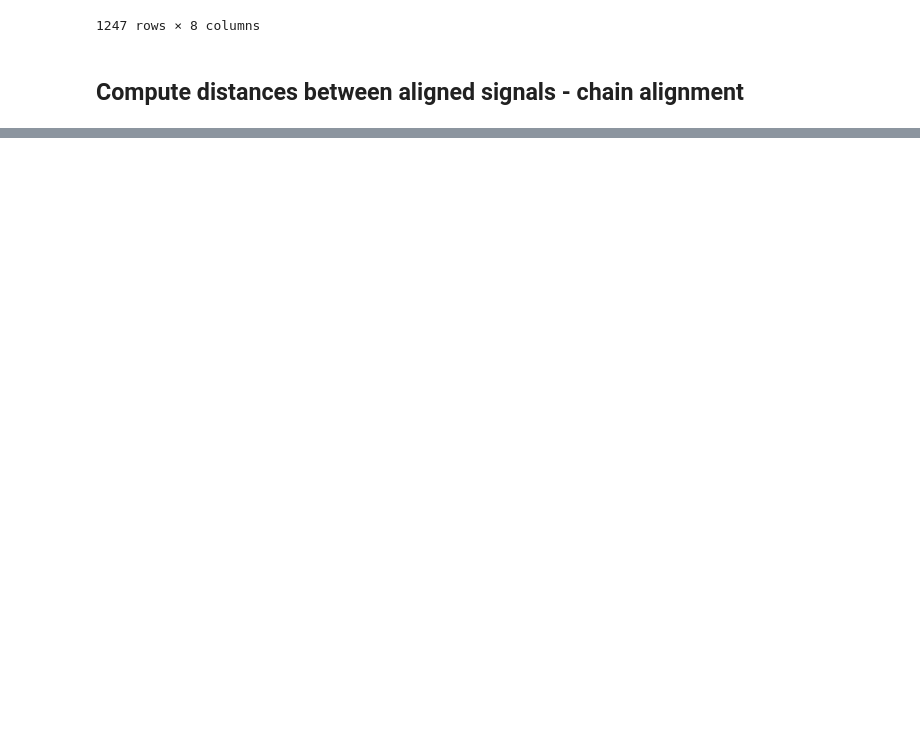
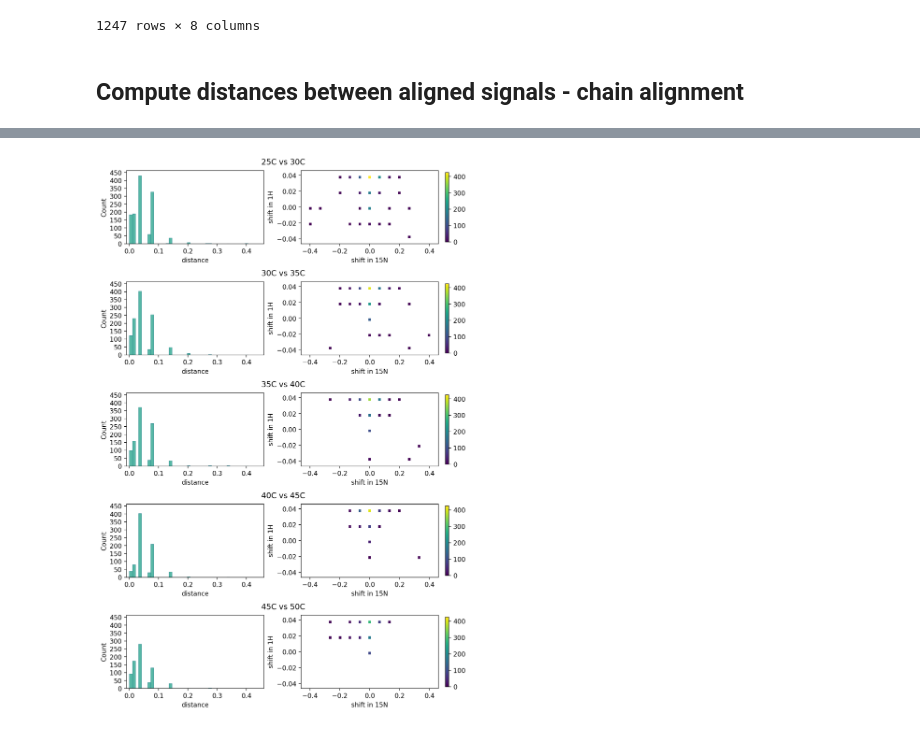
Before and after one commit to michalsta/wnetalign, a Jupyter notebook: tutorials/nmr/NMR_2D_original.ipynb, the cells around one changed output, grey strips where cells are left out. Drawn from its saved outputs; the diff is of its cells as text; code cells hidden in the pictures; blank space fills up the shorter version.

```diff
--- a/tutorials/nmr/NMR_2D_original.ipynb
+++ b/tutorials/nmr/NMR_2D_original.ipynb
@@ -217,0 +156,67 @@ plt.show()
+# %%
+temps = [(25, 30), (30, 35), (35, 40), (40, 45), (45, 50)]
+dists = ['distance', ('shift in 1H', 'shift in 15N')]
+nrows = len(temps)
+ncols = len(dists)
+
+shared_bins = {d: np.linspace(
+            df_dist[np.isfinite(df_dist[f'{25}C vs {30}C {d}'])][f'{25}C vs {30}C {d}'].min().round(5),
+            df_dist[np.isfinite(df_dist[f'{25}C vs {30}C {d}'])][f'{25}C vs {30}C {d}'].max().round(5),
+            num=n)
+               for d, n in zip(['distance', 'shift in 1H', 'shift in 15N'], [40, 25, 50])}
+
+
+y_lims = {'distance': (0, 462.5), 'shift in 15N': (0, 825), 'shift in 1H': (0, 825)}
+x_lim_pad = 0.01
+x_lims = {'distance': (0-x_lim_pad, 0.45+x_lim_pad), 'shift in 15N': (-0.45-x_lim_pad, 0.45+x_lim_pad), 'shift in 1H': (-0.045-(x_lim_pad/10), 0.045+(x_lim_pad/10))}
+n = 6
+x_ticks = {'distance': [i/10 for i in range(5)], 'shift in 15N': [(2*i)/10 for i in range(-(n//2-1), n//2, 1)], 'shift in 1H': [(2*i)/100 for i in range(-(n//2-1), n//2, 1)]}
+
+cmap_name = "viridis"
+cmap = sns.color_palette(cmap_name, as_cmap=True)
+
+fig = plt.figure(figsize=(4*(ncols), (4)*(nrows-2)), constrained_layout=True, dpi=200)
+
+subfigs = fig.subfigures(nrows=nrows, ncols=1)
+for j, (t, subfig) in enumerate(zip(temps, subfigs)):
+    subfig.suptitle(f"{t[0]}C vs {t[1]}C")
+
+    axes = subfig.subplots(nrows=1, ncols=ncols) #, squeeze=False)
+    for i, (d, ax) in enumerate(zip(dists,axes)):
+        if d == "distance":
+            v = 3
+            sns.histplot(data=df_dist,
+                         x=f'{t[0]}C vs {t[1]}C {d}',
+                         ax = ax,
+                         bins=shared_bins[d],
+                         color=sns.color_palette(cmap_name)[v],
+                         ec=sns.color_palette(cmap_name)[v-1],
+                        )
+            ax.set_ylim(y_lims[d])
+            ax.set_yticks([50*i for i in range(10)])
+            ax.set_xlim(x_lims[d])
+            ax.set_xticks(x_ticks[d])
+            ax.set_xlabel(d)
+        else:
+            sns.histplot(data=df_dist,
+                         x=f'{t[0]}C vs {t[1]}C {d[1]}',
+                         y= f'{t[0]}C vs {t[1]}C {d[0]}',
+                         ax = ax,
+                         bins=(shared_bins[d[1]], shared_bins[d[0]]),
+                         vmin=0, vmax=425,
+                         cbar=True,
+                         cmap = cmap,
+                         cbar_kws=dict(shrink=.95),
+                        )
+            ax.set_xlim(x_lims[d[1]])
+            ax.set_xlabel(d[1])
+            ax.set_xticks(x_ticks[d[1]])
+            # ax.tick_params(axis='x', labelrotation=45)
+            ax.set_ylim(x_lims[d[0]])
+            ax.set_ylabel(d[0])
+            ax.set_yticks(x_ticks[d[0]])
+
+plt.savefig(f"{FIG_PATH}/Distances_real_data_{max_distance}_{trash_cost}.png")
+plt.show()
+# %% [output]
+[figure, added]
```
Also changed, not shown: parts of 3 cells of this notebook.
